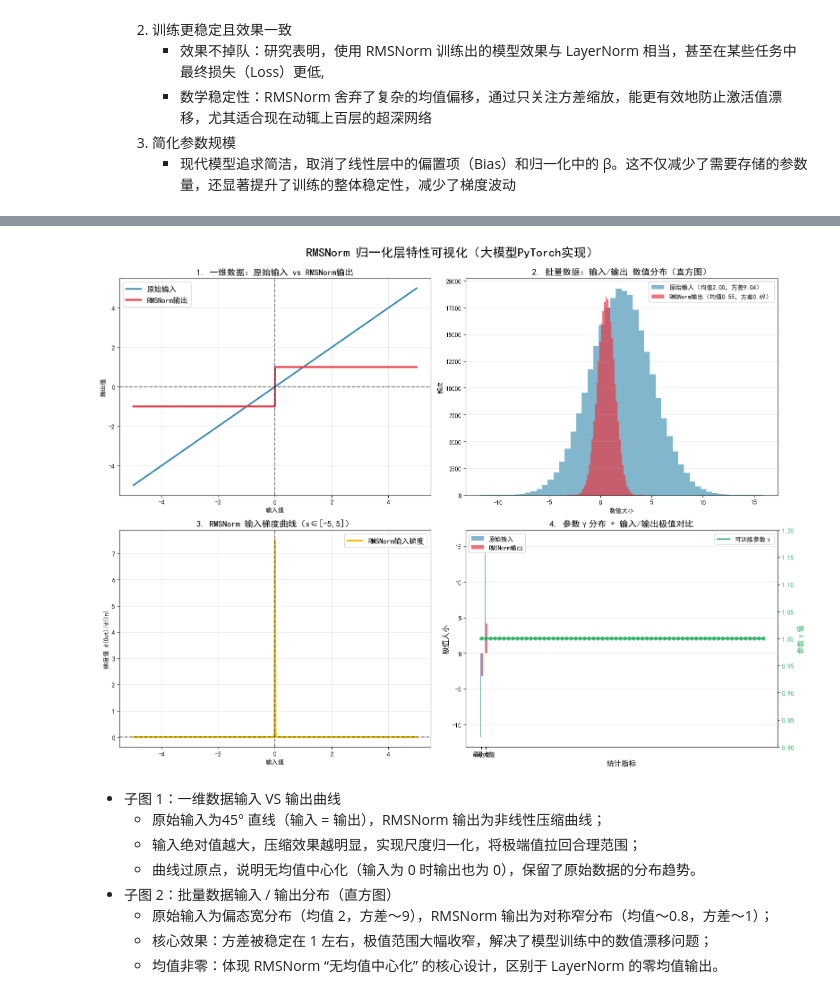
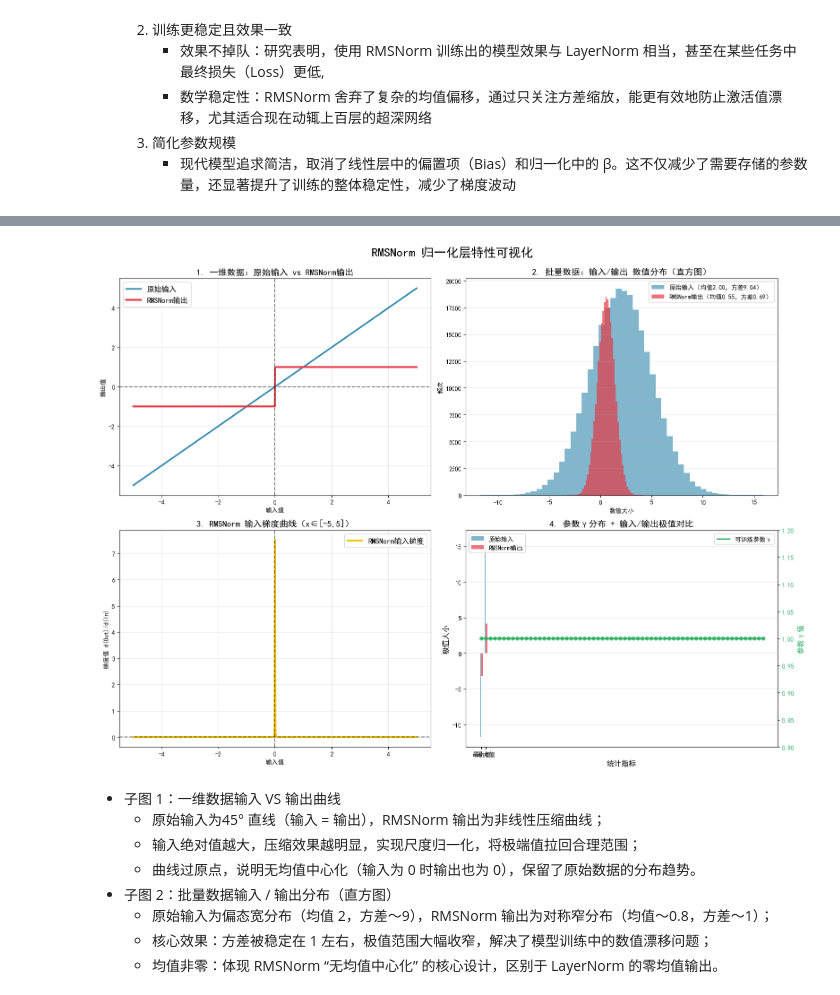
Before and after one commit to vacucity/cs336, a Jupyter notebook: Lecture 2 Transformer/Lecture 2-8 RMSNorm.ipynb, the cells around one changed output, grey strips where cells are left out. Saved outputs shown, nothing was run; the diff lists cells and outputs as text; code cells hidden in the pictures.

```diff
--- a/Lecture 2 Transformer/Lecture 2-8 RMSNorm.ipynb
+++ b/Lecture 2 Transformer/Lecture 2-8 RMSNorm.ipynb
@@ -120,7 +120,7 @@ input_stats = get_tensor_stats(x_batch)
 output_stats = get_tensor_stats(y_batch)
 # %%
 fig, axes = plt.subplots(2, 2, figsize=(16, 12))
-fig.suptitle('RMSNorm 归一化层特性可视化（大模型PyTorch实现）', fontsize=20, fontweight='bold', y=0.98)
+fig.suptitle('RMSNorm 归一化层特性可视化', fontsize=20, fontweight='bold', y=0.98)
 colors = ['#2E86AB', '#E63946', '#F1C40F', '#27AE60']  # 配色方案
 
 # 输入VS RMSNorm输出 曲线
@@ -165,36 +165,34 @@ ax4_twin = ax4.twinx()
 # 绘制γ参数
 gamma_np = rms_norm.gamma.detach().numpy()
 ax4_twin.plot(range(dim), gamma_np, color=colors[3], linewidth=2, label='可训练参数γ')
 ax4_twin.scatter(range(dim), gamma_np, color=colors[3], s=30, alpha=0.8)
 ax4_twin.set_ylabel('参数γ值', color=colors[3], fontsize=12, fontweight='bold')
 ax4_twin.tick_params(axis='y', labelcolor=colors[3])
 ax4_twin.set_ylim(0.8, 1.2)  # γ初始为1，限制范围便于观察
 
 # 右轴：输入/输出的极值对比（条形图）
 metrics = ['最小值', '最大值']
 input_vals = [input_stats['min'], input_stats['max']]
 output_vals = [output_stats['min'], output_stats['max']]
 x_pos = np.arange(len(metrics))
 width = 0.35
 ax4.bar(x_pos - width/2, input_vals, width, alpha=0.6, color=colors[0], label='原始输入')
 ax4.bar(x_pos + width/2, output_vals, width, alpha=0.7, color=colors[1], label='RMSNorm输出')
 ax4.set_xlabel('统计指标', fontsize=12)
 ax4.set_ylabel('极值大小', color='black', fontsize=12, fontweight='bold')
 ax4.set_xticks(x_pos)
 ax4.set_xticklabels(metrics)
 ax4.grid(True, alpha=0.3, axis='y')
 ax4.legend(loc='upper left', fontsize=10)
 ax4_twin.legend(loc='upper right', fontsize=10)
 ax4.set_title('4. 参数γ分布 + 输入/输出极值对比', fontsize=14, fontweight='bold')
 
 # 调整子图间距，避免重叠
 plt.tight_layout()
 plt.subplots_adjust(top=0.92)
-# 保存高清可视化图（可选）
-plt.savefig('rmsnorm_visualization.png', dpi=300, bbox_inches='tight')
 plt.show()
 # %% [output]
-[figure, old version]
+[figure, new version]
 # %% [markdown]
 - 子图 1：一维数据输入 VS 输出曲线
   - 原始输入为45° 直线（输入 = 输出），RMSNorm 输出为非线性压缩曲线；
```
Also changed, not shown: 2 other files.
